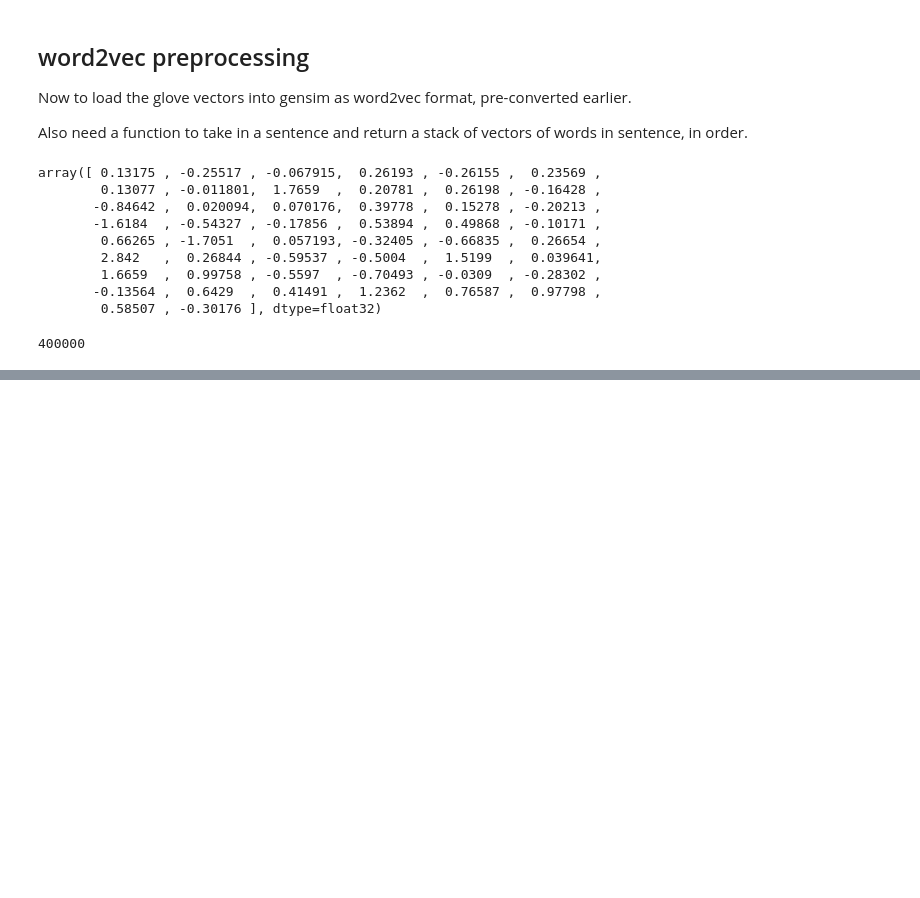
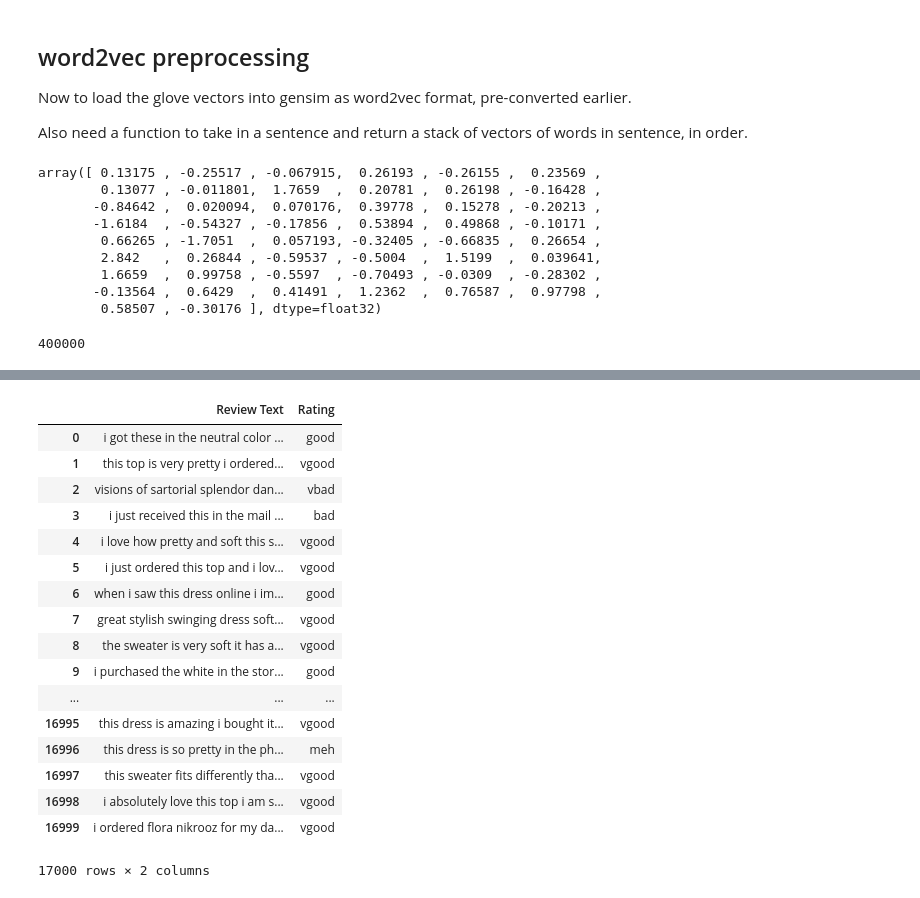
Before and after one commit to swxsw/glove-rnn-sentiment-classification, a Jupyter notebook: glove-rnn.ipynb, the cells around one changed output, grey strips where cells are left out. Cells and saved outputs as stored; diff of their text form; code cells hidden in the pictures; blank space fills up the shorter version.

```diff
--- a/glove-rnn.ipynb
+++ b/glove-rnn.ipynb
@@ -291,0 +294,3 @@ def getSentenceWordStack(sentence, gensimModel):
+# %%
+# create df4 which is a shuffed version of df3
+df4 = df3.sample(frac=1).reset_index(drop=True)
@@ -291,0 +315,2 @@ def getSentenceWordStack(sentence, gensimModel):
+# %%
+traindf = df4.iloc[:17000, :]
@@ -291,0 +321,21 @@ def getSentenceWordStack(sentence, gensimModel):
+# %%
+traindf
+# %% [output]
+|  | Review Text | Rating |
+| 0 | i got these in the neutral color ... | good |
+| 1 | this top is very pretty i ordered... | vgood |
+| 2 | visions of sartorial splendor dan... | vbad |
+| 3 | i just received this in the mail ... | bad |
+| 4 | i love how pretty and soft this s... | vgood |
+| 5 | i just ordered this top and i lov... | vgood |
+| 6 | when i saw this dress online i im... | good |
+| 7 | great stylish swinging dress soft... | vgood |
+| 8 | the sweater is very soft it has a... | vgood |
+| 9 | i purchased the white in the stor... | good |
+| ... | ... | ... |
+| 16995 | this dress is amazing i bought it... | vgood |
+| 16996 | this dress is so pretty in the ph... | meh |
+| 16997 | this sweater fits differently tha... | vgood |
+| 16998 | i absolutely love this top i am s... | vgood |
+| 16999 | i ordered flora nikrooz for my da... | vgood |
+17000 rows × 2 columns
```
Also changed, not shown: parts of 67 cells of this notebook.
